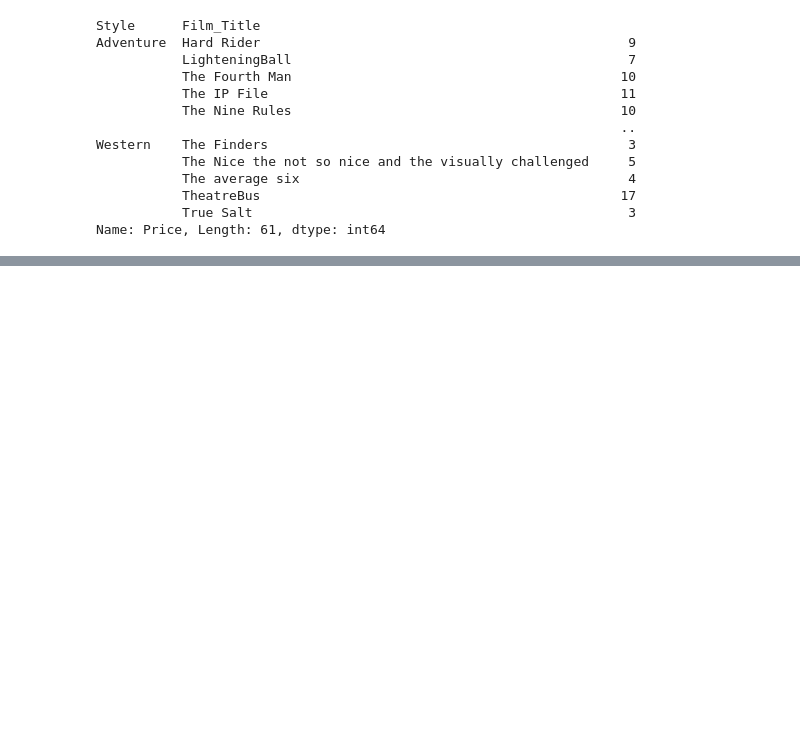
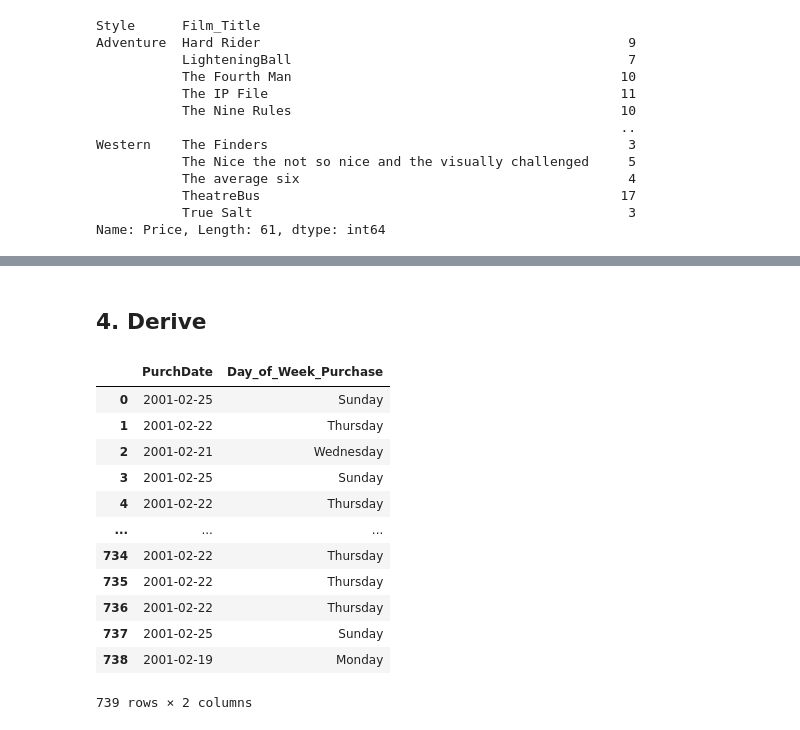
Before and after one commit to tassiogomes/MINDD-ISEP, a Jupyter notebook: MINDD_PL02.ipynb, the cells around one changed output, grey strips where cells are left out. Cells and saved outputs as stored; diff of their text form; code cells hidden in the pictures; blank space fills up the shorter version.

```diff
--- a/MINDD_PL02.ipynb
+++ b/MINDD_PL02.ipynb
@@ -509,0 +532,22 @@ Name: Price, Length: 61, dtype: int64
+# %% [markdown]
+## 4. Derive
+# %%
+# a. Day of the Week Purchase (Sunday, ..., Saturday)
+
+df['Day_of_Week_Purchase'] = df['PurchDate'].dt.day_name()
+date_weekday = df[['PurchDate', 'Day_of_Week_Purchase']]
+date_weekday
+# %% [output]
+|  | PurchDate | Day_of_Week_Purchase |
+| 0 | 2001-02-25 | Sunday |
+| 1 | 2001-02-22 | Thursday |
+| 2 | 2001-02-21 | Wednesday |
+| 3 | 2001-02-25 | Sunday |
+| 4 | 2001-02-22 | Thursday |
+| ... | ... | ... |
+| 734 | 2001-02-22 | Thursday |
+| 735 | 2001-02-22 | Thursday |
+| 736 | 2001-02-22 | Thursday |
+| 737 | 2001-02-25 | Sunday |
+| 738 | 2001-02-19 | Monday |
+739 rows × 2 columns
```
Also changed, not shown: parts of 10 cells of this notebook.
